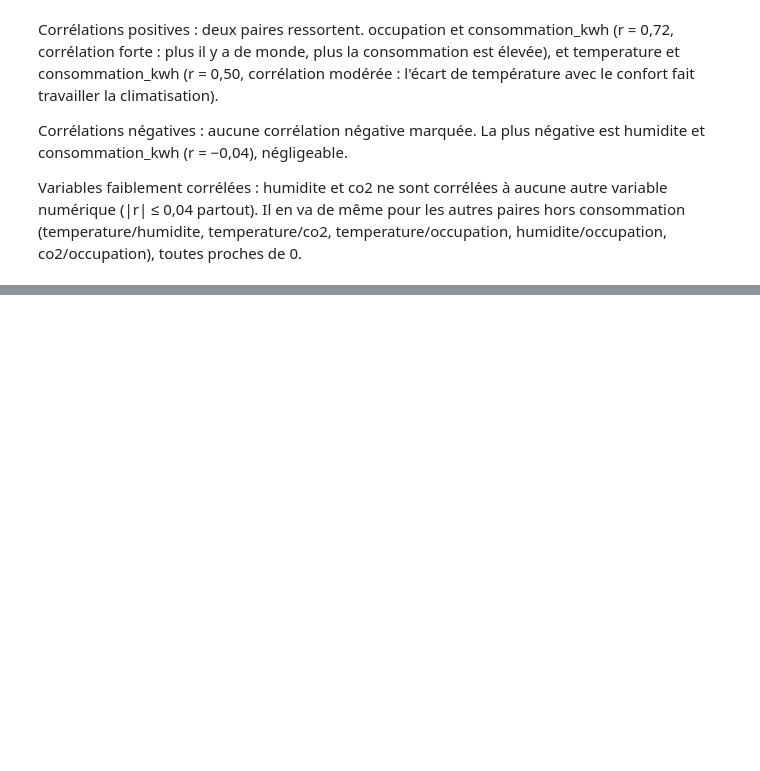
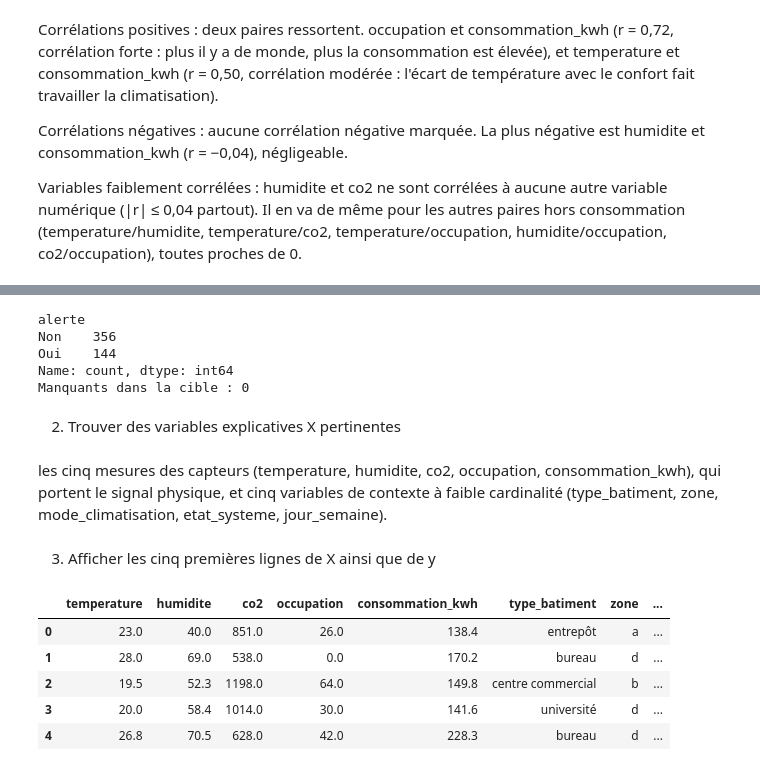
Before and after one commit to rokhayacoumbadiouf-bit/Atelier_Preparation_Donnees_Tabulaires, a Jupyter notebook: atelier_prepa_donnees_tab/notebooks/atelier_prepa_donnees_tab.ipynb, the cells around one changed output, grey strips where cells are left out. Cells and saved outputs as stored; diff of their text form; code cells hidden in the pictures; blank space fills up the shorter version.

```diff
--- a/atelier_prepa_donnees_tab/notebooks/atelier_prepa_donnees_tab.ipynb
+++ b/atelier_prepa_donnees_tab/notebooks/atelier_prepa_donnees_tab.ipynb
@@ -562,0 +567,30 @@ Variables faiblement corrélées : humidite et co2 ne sont corrélées à aucune
+# %%
+y = df['alerte']
+print(y.value_counts())
+# %% [output]
+alerte
+Non    356
+Oui    144
+Name: count, dtype: int64
+Manquants dans la cible : 0
+# %% [markdown]
+2) Trouver des variables explicatives X pertinentes
+# %% [markdown]
+les cinq mesures des capteurs (temperature, humidite, co2, occupation, consommation_kwh), qui portent le signal physique, et cinq variables de contexte à faible cardinalité (type_batiment, zone, mode_climatisation, etat_systeme, jour_semaine).
+# %%
+features_num = ['temperature', 'humidite', 'co2', 'occupation', 'consommation_kwh']
+features_cat = ['type_batiment', 'zone', 'mode_climatisation', 'etat_systeme', 'jour_semaine']
+
+X = df[features_num + features_cat]
+# %% [markdown]
+3) Afficher les cinq premières lignes de X ainsi que de y
+# %%
+y.head()
+X.head()
+# %% [output]
+|  | temperature | humidite | co2 | occupation | consommation_kwh | type_batiment | zone | ... |
+| 0 | 23.0 | 40.0 | 851.0 | 26.0 | 138.4 | entrepôt | a | ... |
+| 1 | 28.0 | 69.0 | 538.0 | 0.0 | 170.2 | bureau | d | ... |
+| 2 | 19.5 | 52.3 | 1198.0 | 64.0 | 149.8 | centre commercial | b | ... |
+| 3 | 20.0 | 58.4 | 1014.0 | 30.0 | 141.6 | université | d | ... |
+| 4 | 26.8 | 70.5 | 628.0 | 42.0 | 228.3 | bureau | d | ... |
```
Also changed, not shown: parts of 2 cells of this notebook.
